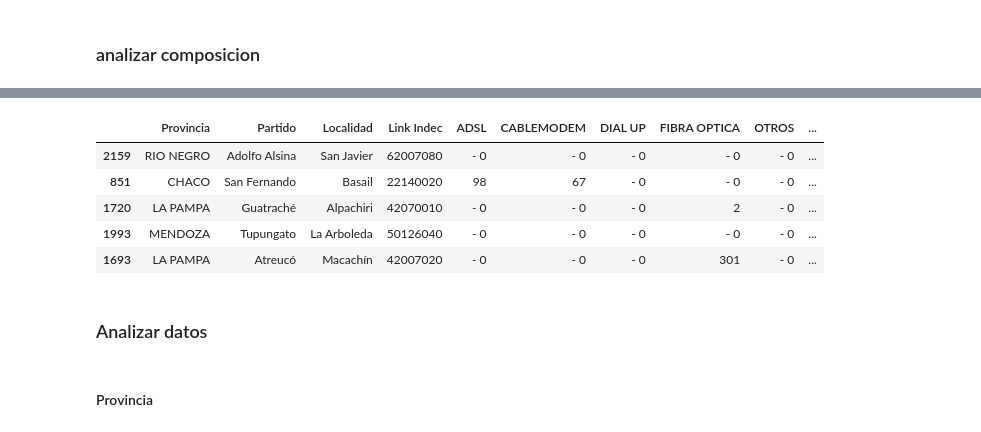
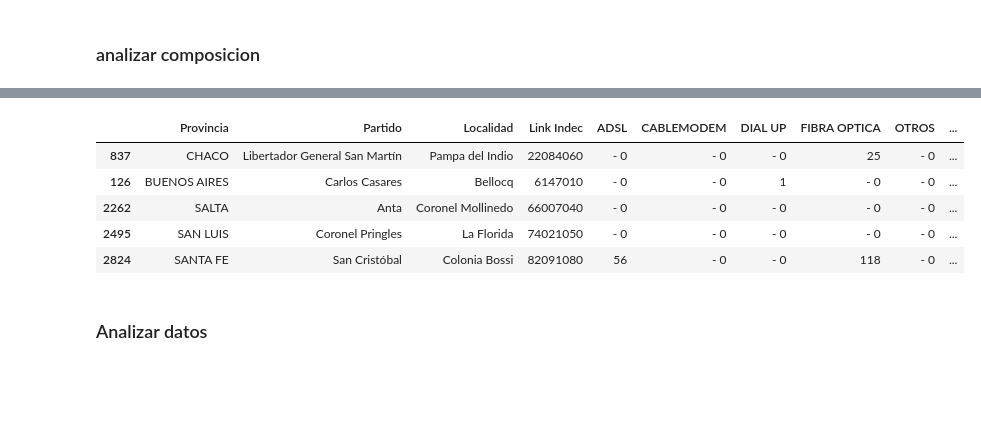
Before and after one commit to Mezgo/EDA-dashboard-telcom, a Jupyter notebook: EDA.ipynb, the cells around one changed output, grey strips where cells are left out. Cells and saved outputs as stored; diff of their text form; code cells hidden in the pictures; blank space fills up the shorter version.

```diff
--- a/EDA.ipynb
+++ b/EDA.ipynb
@@ -111,0 +132,2 @@ ac_te_lo = pd.read_csv('data/Accesos_a_Internet_fijo_por_tecnologia_y_localidad.
+# %%
+tec_lo = pd.read_csv('https://datosabiertos.enacom.gob.ar/rest/datastreams/279175/data.csv')
@@ -132,15 +156,13 @@ Data columns (total 14 columns):
 dtypes: float64(1), object(13)
 memory usage: 343.8+ KB
 # %%
-ac_te_lo.sample(5)
+tec_lo.sample(5)
 # %% [output]
 |  | Provincia | Partido | Localidad | Link Indec | ADSL | CABLEMODEM | DIAL UP | FIBRA OPTICA | OTROS | ... |
-| 2159 | RIO NEGRO | Adolfo Alsina | San Javier | 62007080 | - 0 | - 0 | - 0 | - 0 | - 0 | ... |
-| 851 | CHACO | San Fernando | Basail | 22140020 | 98 | 67 | - 0 | - 0 | - 0 | ... |
-| 1720 | LA PAMPA | Guatraché | Alpachiri | 42070010 | - 0 | - 0 | - 0 | 2 | - 0 | ... |
-| 1993 | MENDOZA | Tupungato | La Arboleda | 50126040 | - 0 | - 0 | - 0 | - 0 | - 0 | ... |
-| 1693 | LA PAMPA | Atreucó | Macachín | 42007020 | - 0 | - 0 | - 0 | 301 | - 0 | ... |
+| 837 | CHACO | Libertador General San Martín | Pampa del Indio | 22084060 | - 0 | - 0 | - 0 | 25 | - 0 | ... |
+| 126 | BUENOS AIRES | Carlos Casares | Bellocq | 6147010 | - 0 | - 0 | 1 | - 0 | - 0 | ... |
+| 2262 | SALTA | Anta | Coronel Mollinedo | 66007040 | - 0 | - 0 | - 0 | - 0 | - 0 | ... |
+| 2495 | SAN LUIS | Coronel Pringles | La Florida | 74021050 | - 0 | - 0 | - 0 | - 0 | - 0 | ... |
+| 2824 | SANTA FE | San Cristóbal | Colonia Bossi | 82091080 | 56 | - 0 | - 0 | 118 | - 0 | ... |
 # %% [markdown]
 ### Analizar datos
-# %% [markdown]
-#### Provincia
```
Also changed, not shown: parts of 35 cells of this notebook.
